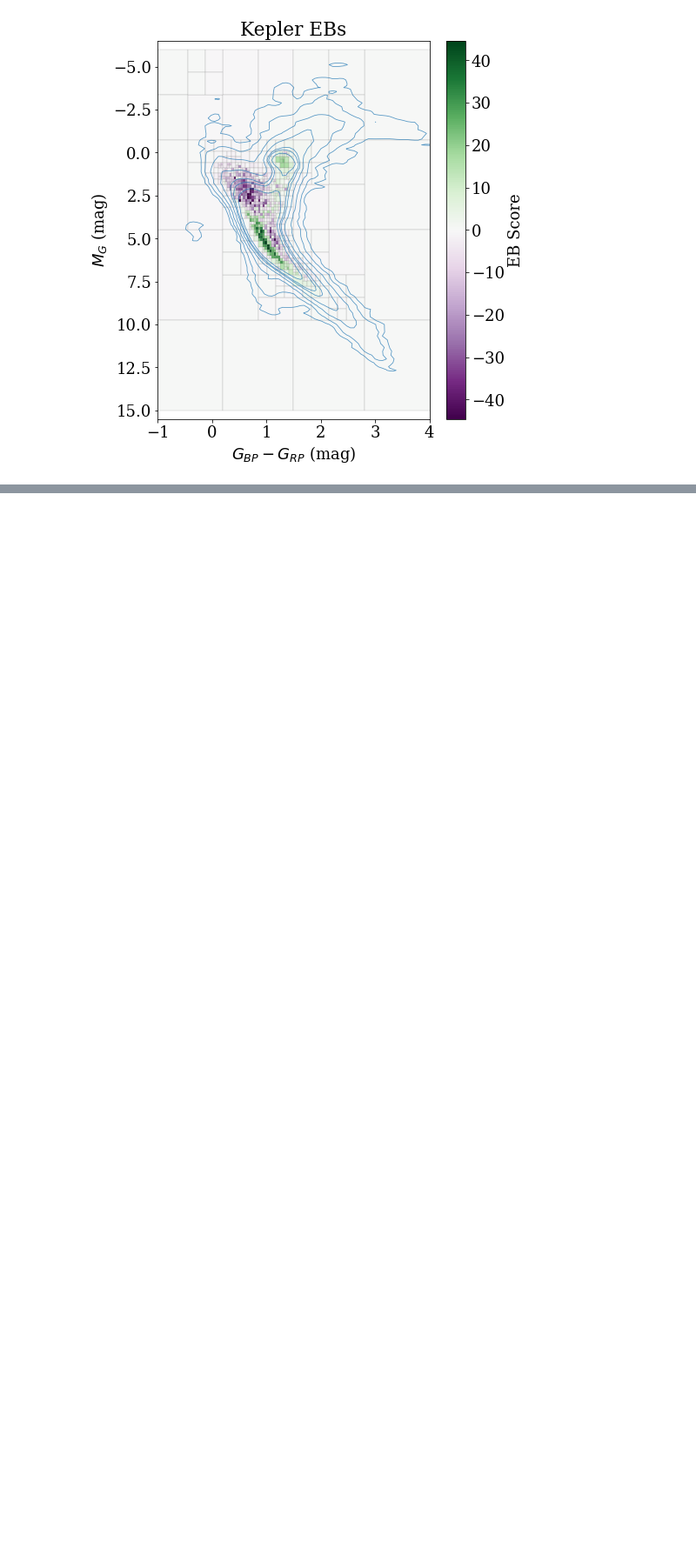
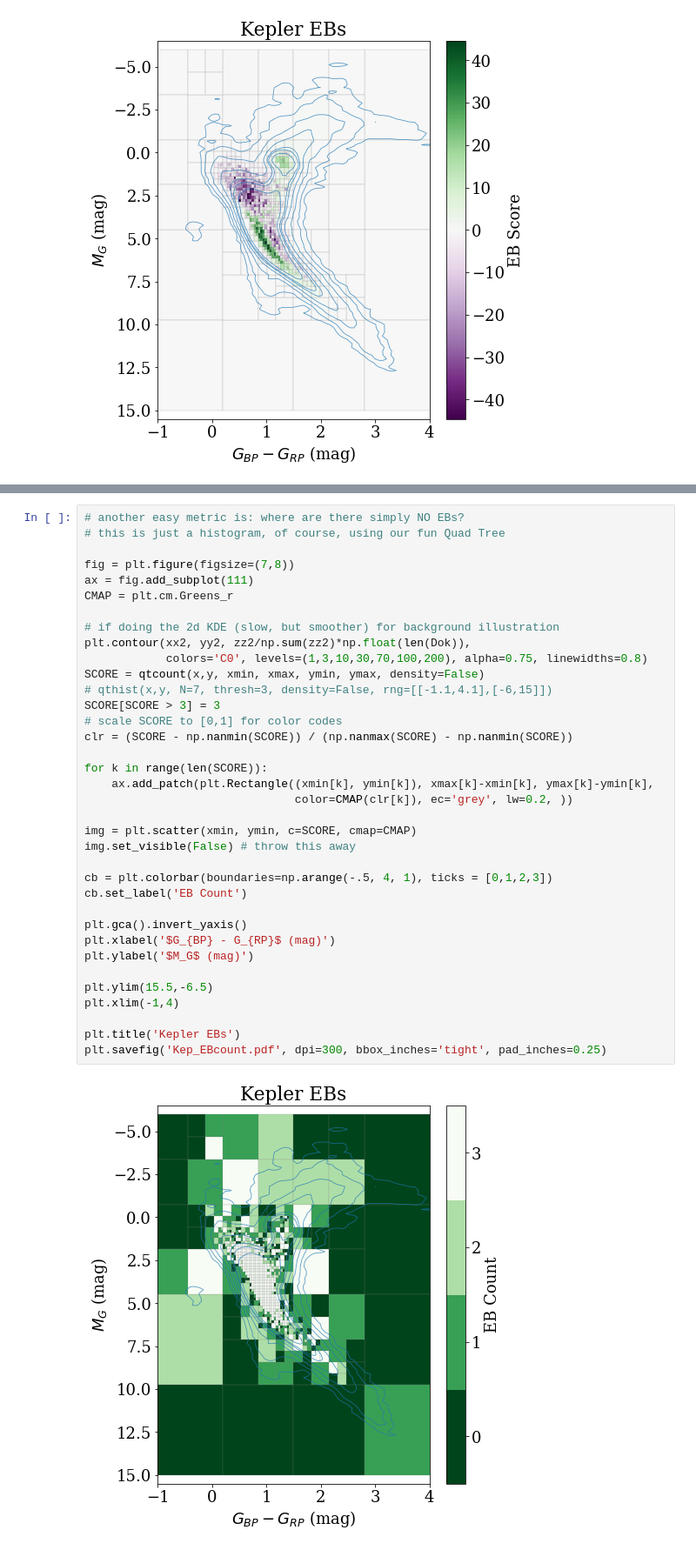
Before and after one commit to jradavenport/EBHRD, a Jupyter notebook: notebooks/check_keplerEBs.ipynb, the cells around one changed output, grey strips where cells are left out. Shown at 87% size. Saved outputs shown, nothing was run; the diff lists cells and outputs as text; blank space fills up the shorter version.

Commit message:
other socre for EB density

```diff
--- a/notebooks/check_keplerEBs.ipynb
+++ b/notebooks/check_keplerEBs.ipynb
@@ -226,3 +244,41 @@ plt.xlim(.5,1.5)
 # %% [output]
 (0.5, 1.5)
 [figure]
+# %%
+# another easy metric is: where are there simply NO EBs?
+# this is just a histogram, of course, using our fun Quad Tree
+
+fig = plt.figure(figsize=(7,8))
+ax = fig.add_subplot(111)
+CMAP = plt.cm.Greens_r
+
+# if doing the 2d KDE (slow, but smoother) for background illustration
+plt.contour(xx2, yy2, zz2/np.sum(zz2)*np.float(len(Dok)),
+            colors='C0', levels=(1,3,10,30,70,100,200), alpha=0.75, linewidths=0.8)
+SCORE = qtcount(x,y, xmin, xmax, ymin, ymax, density=False)
+# qthist(x,y, N=7, thresh=3, density=False, rng=[[-1.1,4.1],[-6,15]])
+SCORE[SCORE > 3] = 3
+# scale SCORE to [0,1] for color codes
+clr = (SCORE - np.nanmin(SCORE)) / (np.nanmax(SCORE) - np.nanmin(SCORE))
+
+for k in range(len(SCORE)):
+    ax.add_patch(plt.Rectangle((xmin[k], ymin[k]), xmax[k]-xmin[k], ymax[k]-ymin[k],
+                               color=CMAP(clr[k]), ec='grey', lw=0.2, ))
+
+img = plt.scatter(xmin, ymin, c=SCORE, cmap=CMAP)
+img.set_visible(False) # throw this away
+
+cb = plt.colorbar(boundaries=np.arange(-.5, 4, 1), ticks = [0,1,2,3])
+cb.set_label('EB Count')
+
+plt.gca().invert_yaxis()
+plt.xlabel('$G_{BP} - G_{RP}$ (mag)')
+plt.ylabel('$M_G$ (mag)')
+
+plt.ylim(15.5,-6.5)
+plt.xlim(-1,4)
+
+plt.title('Kepler EBs')
+plt.savefig('Kep_EBcount.pdf', dpi=300, bbox_inches='tight', pad_inches=0.25)
+# %% [output]
+[figure, added]
```
Also changed, not shown: parts of 5 cells of this notebook, 1 other file.
